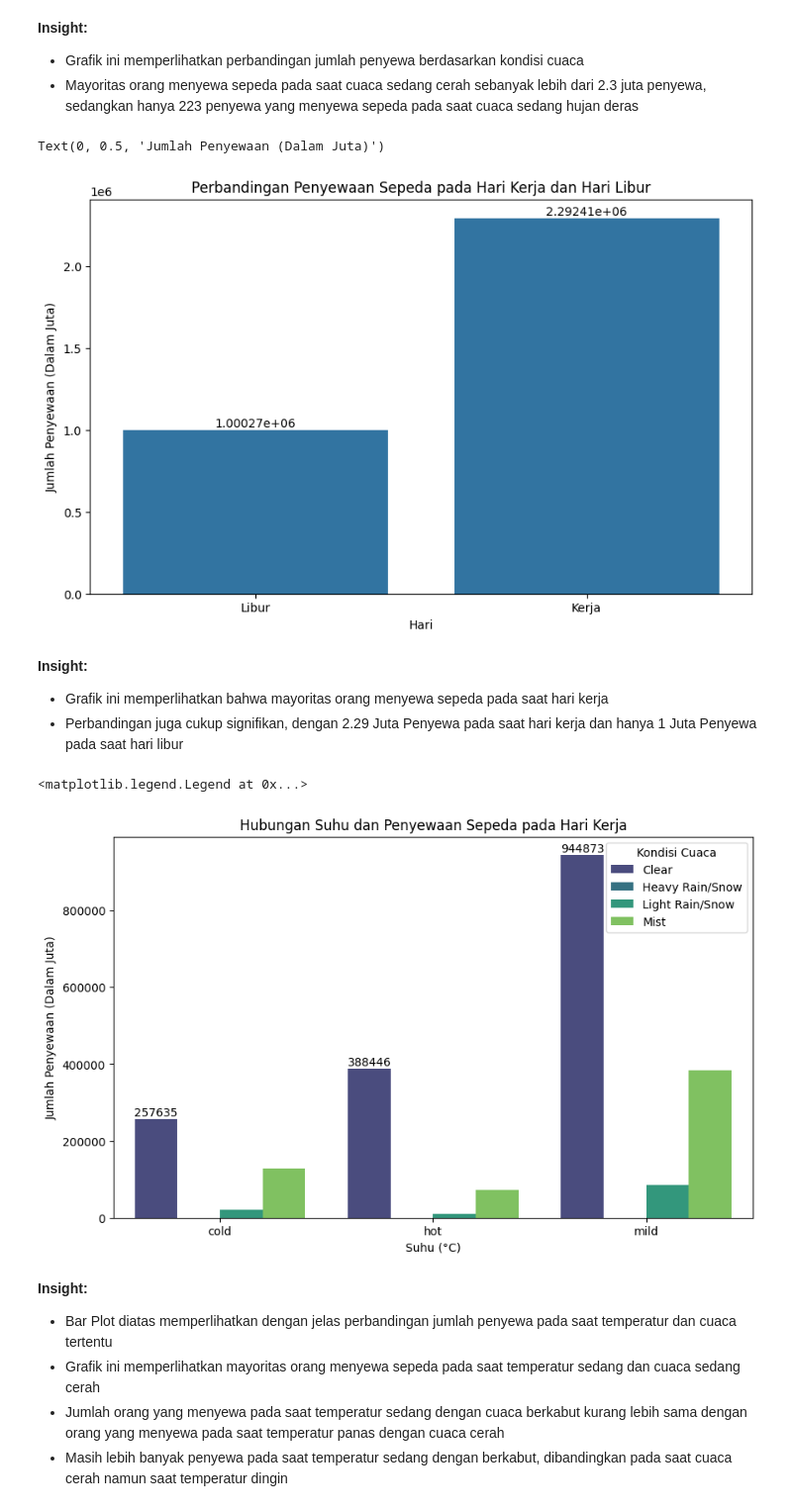
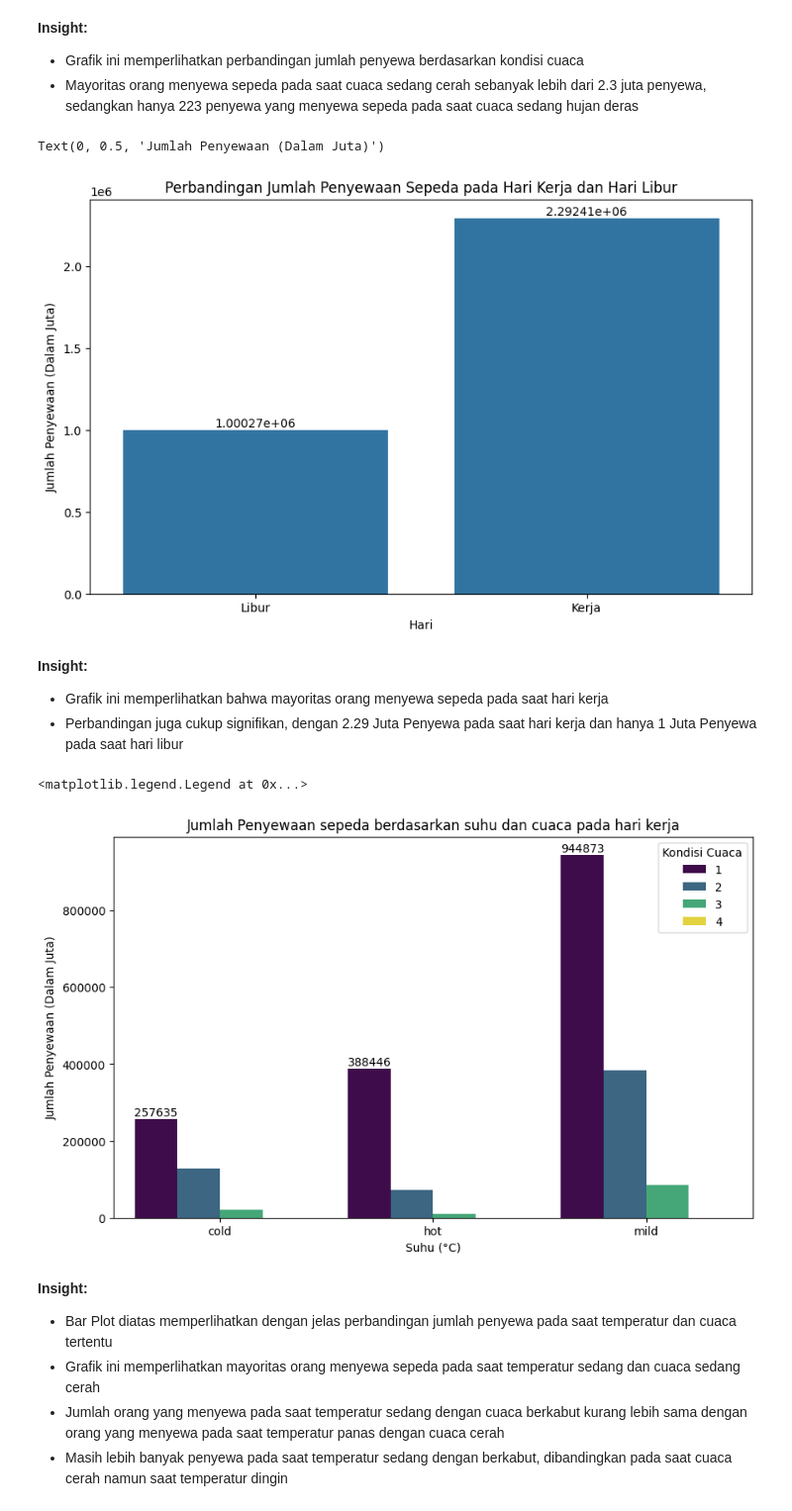
Before and after one commit to milzamh/dicoding, a Jupyter notebook: notebook.ipynb, the cells around one changed output. Shown: that part at 99% size. Cells and saved outputs as stored; diff of their text form; code cells hidden in the pictures.

```diff
--- a/notebook.ipynb
+++ b/notebook.ipynb
@@ -20,6 +22,6 @@ import seaborn as sns
 # %% [markdown]
 ### Gathering Data
 # %%
-hour_df = pd.read_csv('hour.csv')
+hour_df = pd.read_csv('data/hour.csv')
 hour_df.head()
 # %% [output]
@@ -95,6 +181,3 @@ Dikarenakan kolom `weathersit` yang berisikan kategori cuaca juga masih bertipe
-# %%
-hour_df['weathersit'] = hour_df['weathersit'].replace({1: 'Clear', 2: 'Mist', 3: 'Light Rain/Snow', 4: 'Heavy Rain/Snow'})
-hour_df['weathersit'].value_counts()
 # %% [markdown]
 ## Exploratory Data Analysis (EDA)
 # %% [markdown]
@@ -219,13 +330,13 @@ plt.figure(figsize=(10, 6))
 bars = sns.barplot(data=grouped_workday, x='workingday', y='cnt')
 bars.bar_label(bars.containers[0])
 
-plt.title('Perbandingan Penyewaan Sepeda pada Hari Kerja dan Hari Libur')
+plt.title('Perbandingan Jumlah Penyewaan Sepeda pada Hari Kerja dan Hari Libur')
 plt.xlabel('Hari')
 plt.xticks(ticks=[0, 1], labels=['Libur', 'Kerja'])
 plt.ylabel('Jumlah Penyewaan (Dalam Juta)')
 # %% [output]
 Text(0, 0.5, 'Jumlah Penyewaan (Dalam Juta)')
-[figure, old version]
+[figure, new version]
 # %% [markdown]
 **Insight:**
 - Grafik ini memperlihatkan bahwa mayoritas orang menyewa sepeda pada saat hari kerja
@@ -233,20 +344,20 @@ Text(0, 0.5, 'Jumlah Penyewaan (Dalam Juta)')
 # %%
 workdays = hour_df[hour_df['workingday'] == 1]
 
 grouped = workdays.groupby(['actual_temp', 'weathersit'])['cnt'].sum().reset_index()
 
 plt.figure(figsize=(10, 6))
 bar = sns.barplot(data=grouped, x='actual_temp', y='cnt', hue='weathersit', palette='viridis')
 
 bar.bar_label(bar.containers[0])
 
-plt.title('Hubungan Suhu dan Penyewaan Sepeda pada Hari Kerja')
+plt.title('Jumlah Penyewaan sepeda berdasarkan suhu dan cuaca pada hari kerja')
 plt.xlabel('Suhu (°C)')
 plt.ylabel('Jumlah Penyewaan (Dalam Juta)')
 plt.legend(title='Kondisi Cuaca')
 # %% [output]
 <matplotlib.legend.Legend at 0x...>
-[figure, old version]
+[figure, new version]
 # %% [markdown]
 **Insight:**
 - Bar Plot diatas memperlihatkan dengan jelas perbandingan jumlah penyewa pada saat temperatur dan cuaca tertentu
```
Also changed, not shown: parts of 20 cells of this notebook, 2 other files.
